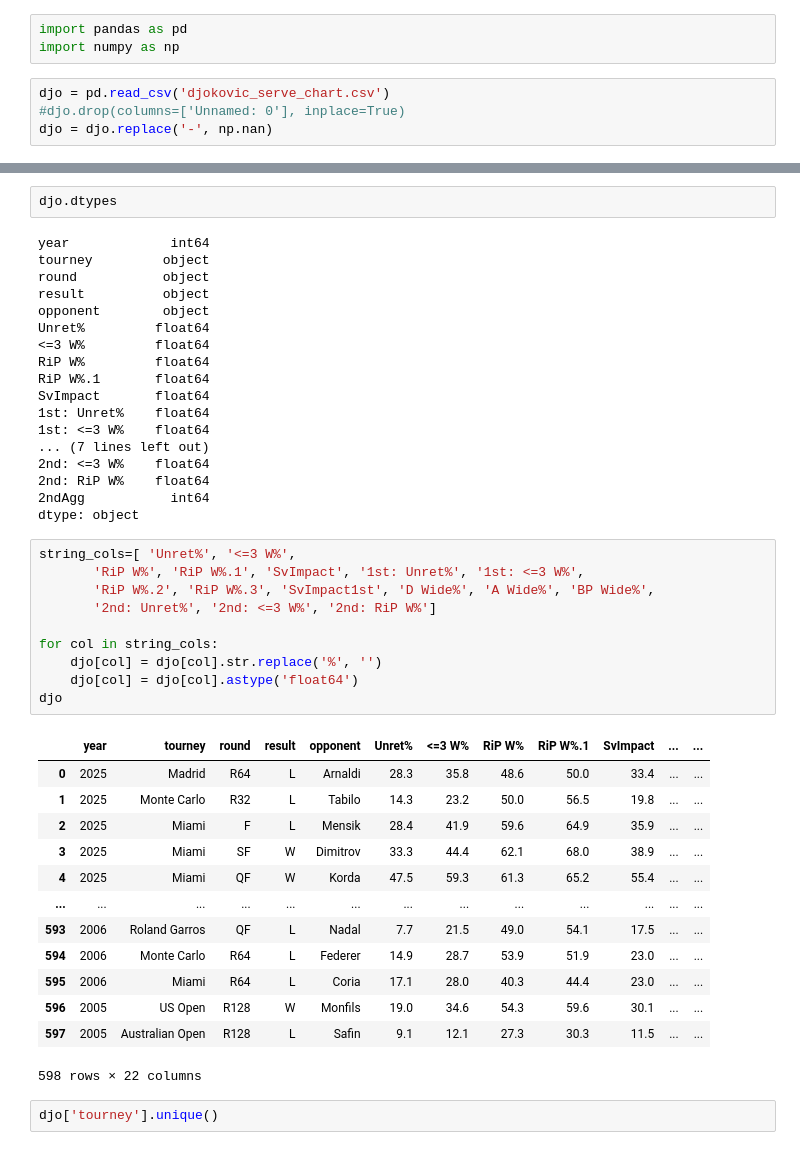
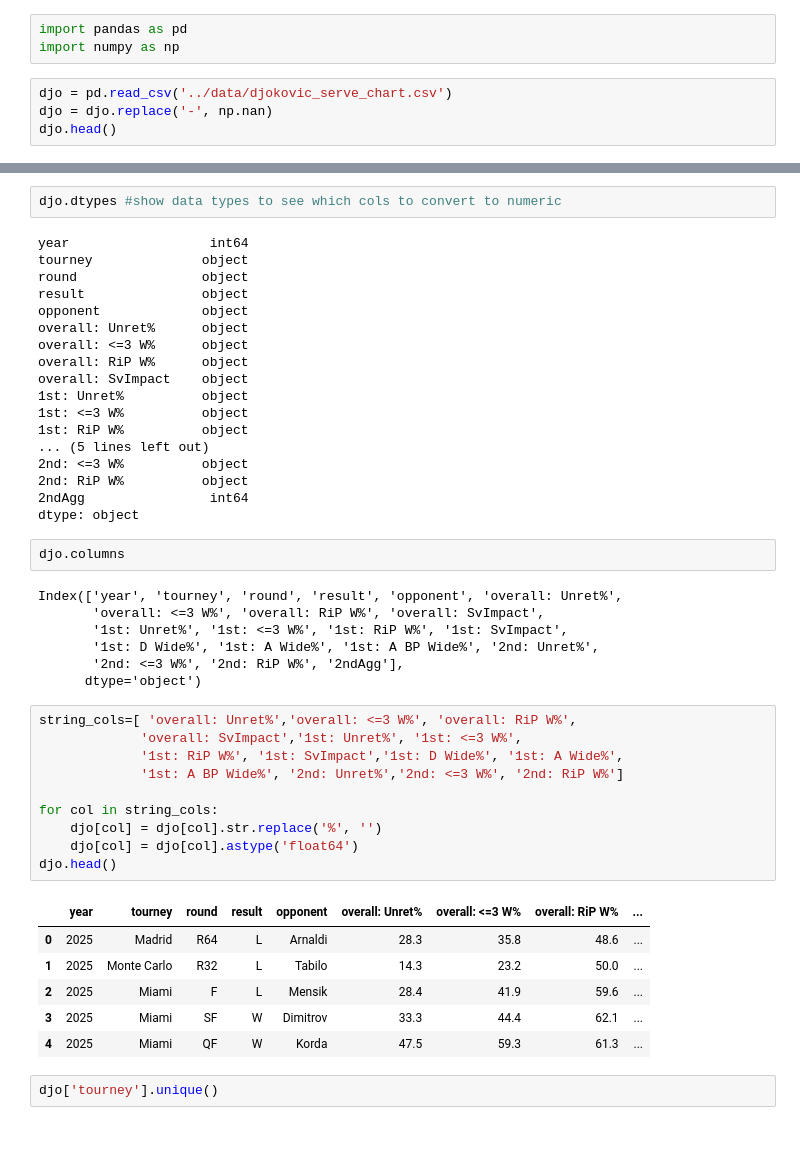
Before and after one commit to altairaguelo/tennis_serve_data_analysis, a Jupyter notebook: data-cleaning/djokovic_data_cleaning.ipynb, the cells around one changed output, grey strips where cells are left out. Cells and saved outputs as stored; diff of their text form.

Commit message:
recleaned and added imputed data for djokovic

```diff
--- a/data-cleaning/djokovic_data_cleaning.ipynb
+++ b/data-cleaning/djokovic_data_cleaning.ipynb
@@ -2,6 +2,6 @@
 import pandas as pd
 import numpy as np
 # %%
-djo = pd.read_csv('djokovic_serve_chart.csv')
-#djo.drop(columns=['Unnamed: 0'], inplace=True)
+djo = pd.read_csv('../data/djokovic_serve_chart.csv')
 djo = djo.replace('-', np.nan)
+djo.head()
@@ -24,47 +15,49 @@ djo
 # %%
-djo.dtypes
+djo.dtypes #show data types to see which cols to convert to numeric
 # %% [output]
-year             int64
-tourney         object
-round           object
-result          object
-opponent        object
-Unret%         float64
-<=3 W%         float64
-RiP W%         float64
-RiP W%.1       float64
-SvImpact       float64
-1st: Unret%    float64
-1st: <=3 W%    float64
-... (7 lines left out)
-2nd: <=3 W%    float64
-2nd: RiP W%    float64
-2ndAgg           int64
+year                  int64
+tourney              object
+round                object
+result               object
+opponent             object
+overall: Unret%      object
+overall: <=3 W%      object
+overall: RiP W%      object
+overall: SvImpact    object
+1st: Unret%          object
+1st: <=3 W%          object
+1st: RiP W%          object
+... (5 lines left out)
+2nd: <=3 W%          object
+2nd: RiP W%          object
+2ndAgg                int64
 dtype: object
+# %%
+djo.columns
+# %% [output]
+Index(['year', 'tourney', 'round', 'result', 'opponent', 'overall: Unret%',
+       'overall: <=3 W%', 'overall: RiP W%', 'overall: SvImpact',
+       '1st: Unret%', '1st: <=3 W%', '1st: RiP W%', '1st: SvImpact',
+       '1st: D Wide%', '1st: A Wide%', '1st: A BP Wide%', '2nd: Unret%',
+       '2nd: <=3 W%', '2nd: RiP W%', '2ndAgg'],
+      dtype='object')
 # %%
-string_cols=[ 'Unret%', '<=3 W%',
-       'RiP W%', 'RiP W%.1', 'SvImpact', '1st: Unret%', '1st: <=3 W%',
-       'RiP W%.2', 'RiP W%.3', 'SvImpact1st', 'D Wide%', 'A Wide%', 'BP Wide%',
-       '2nd: Unret%', '2nd: <=3 W%', '2nd: RiP W%']
+string_cols=[ 'overall: Unret%','overall: <=3 W%', 'overall: RiP W%',
+             'overall: SvImpact','1st: Unret%', '1st: <=3 W%',
+             '1st: RiP W%', '1st: SvImpact','1st: D Wide%', '1st: A Wide%',
+             '1st: A BP Wide%', '2nd: Unret%','2nd: <=3 W%', '2nd: RiP W%']
 
 for col in string_cols:
     djo[col] = djo[col].str.replace('%', '')
     djo[col] = djo[col].astype('float64')
-djo
+djo.head()
 # %% [output]
-|  | year | tourney | round | result | opponent | Unret% | <=3 W% | RiP W% | RiP W%.1 | SvImpact | ... | ... |
-| 0 | 2025 | Madrid | R64 | L | Arnaldi | 28.3 | 35.8 | 48.6 | 50.0 | 33.4 | ... | ... |
-| 1 | 2025 | Monte Carlo | R32 | L | Tabilo | 14.3 | 23.2 | 50.0 | 56.5 | 19.8 | ... | ... |
-| 2 | 2025 | Miami | F | L | Mensik | 28.4 | 41.9 | 59.6 | 64.9 | 35.9 | ... | ... |
-| 3 | 2025 | Miami | SF | W | Dimitrov | 33.3 | 44.4 | 62.1 | 68.0 | 38.9 | ... | ... |
-| 4 | 2025 | Miami | QF | W | Korda | 47.5 | 59.3 | 61.3 | 65.2 | 55.4 | ... | ... |
-| ... | ... | ... | ... | ... | ... | ... | ... | ... | ... | ... | ... | ... |
-| 593 | 2006 | Roland Garros | QF | L | Nadal | 7.7 | 21.5 | 49.0 | 54.1 | 17.5 | ... | ... |
-| 594 | 2006 | Monte Carlo | R64 | L | Federer | 14.9 | 28.7 | 53.9 | 51.9 | 23.0 | ... | ... |
-| 595 | 2006 | Miami | R64 | L | Coria | 17.1 | 28.0 | 40.3 | 44.4 | 23.0 | ... | ... |
-| 596 | 2005 | US Open | R128 | W | Monfils | 19.0 | 34.6 | 54.3 | 59.6 | 30.1 | ... | ... |
-| 597 | 2005 | Australian Open | R128 | L | Safin | 9.1 | 12.1 | 27.3 | 30.3 | 11.5 | ... | ... |
+|  | year | tourney | round | result | opponent | overall: Unret% | overall: <=3 W% | overall: RiP W% | ... |
+| 0 | 2025 | Madrid | R64 | L | Arnaldi | 28.3 | 35.8 | 48.6 | ... |
+| 1 | 2025 | Monte Carlo | R32 | L | Tabilo | 14.3 | 23.2 | 50.0 | ... |
+| 2 | 2025 | Miami | F | L | Mensik | 28.4 | 41.9 | 59.6 | ... |
+| 3 | 2025 | Miami | SF | W | Dimitrov | 33.3 | 44.4 | 62.1 | ... |
+| 4 | 2025 | Miami | QF | W | Korda | 47.5 | 59.3 | 61.3 | ... |
-598 rows × 22 columns
 # %%
 djo['tourney'].unique()
 # %% [output]
```
Also changed, not shown: parts of 16 cells of this notebook, 4 other files.
